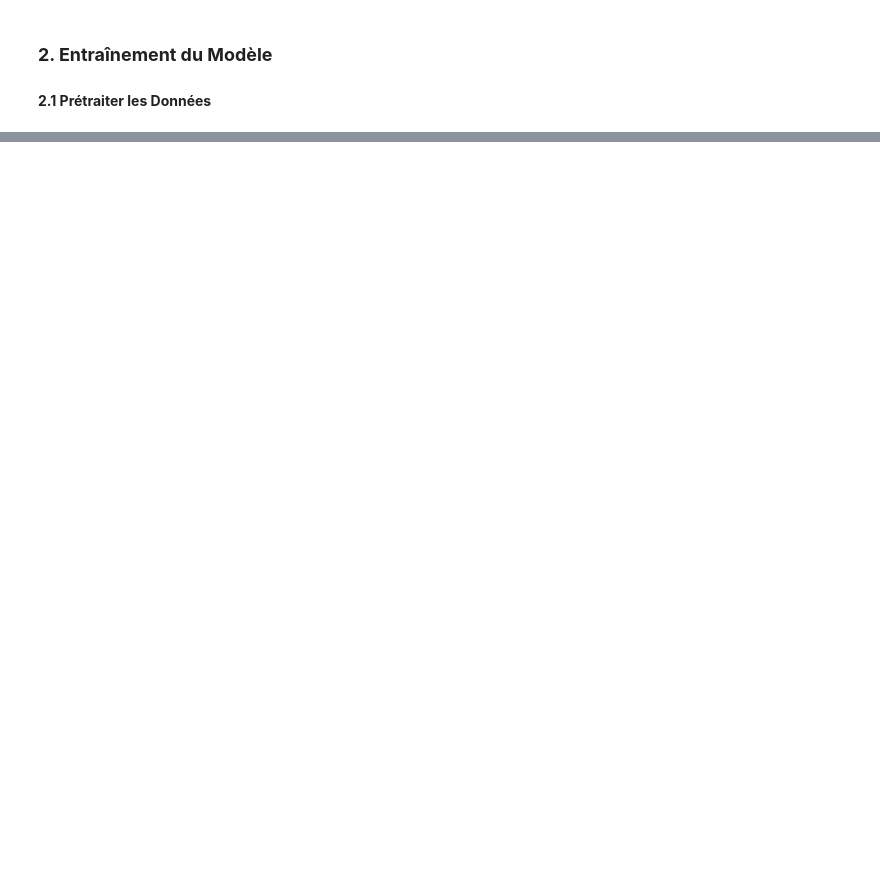
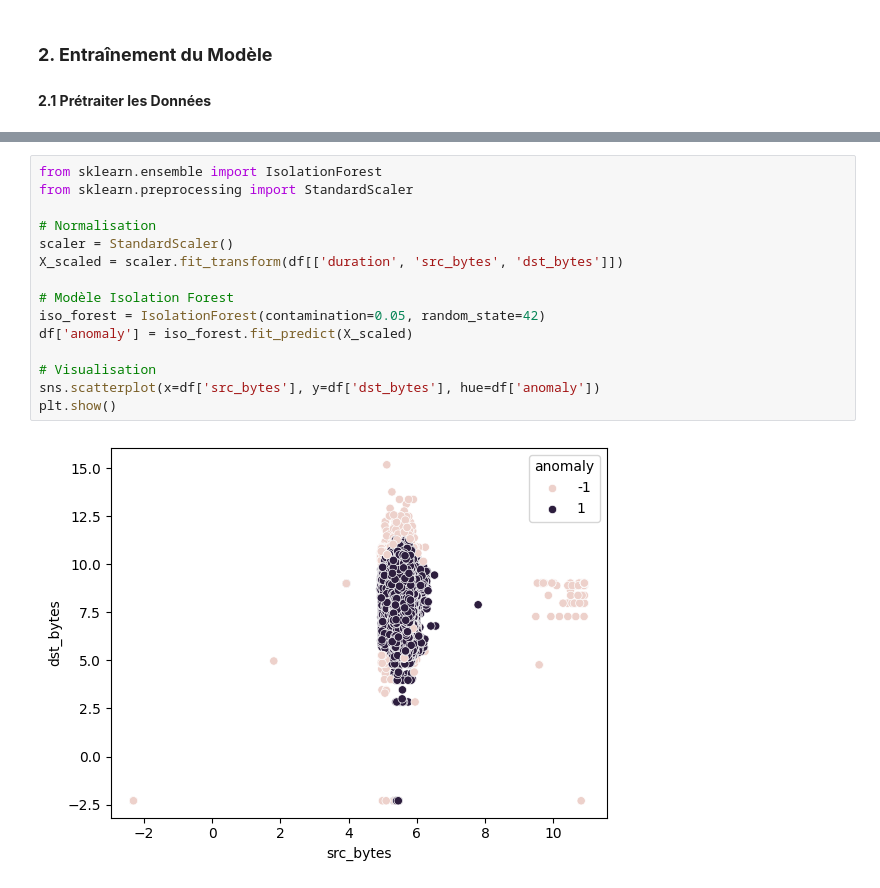
Before and after one commit to bms-awadi/IaPM_WcS, a Jupyter notebook: Quetes/week7/anomaly_detection.ipynb, the cells around one changed output, grey strips where cells are left out. Drawn from its saved outputs; the diff is of its cells as text; blank space fills up the shorter version.

```diff
--- a/Quetes/week7/anomaly_detection.ipynb
+++ b/Quetes/week7/anomaly_detection.ipynb
@@ -153,0 +116,17 @@ Calculer la **Précision** et le **Rappel** pour évaluer les performances du mo
+# %%
+from sklearn.ensemble import IsolationForest
+from sklearn.preprocessing import StandardScaler
+
+# Normalisation
+scaler = StandardScaler()
+X_scaled = scaler.fit_transform(df[['duration', 'src_bytes', 'dst_bytes']])
+
+# Modèle Isolation Forest
+iso_forest = IsolationForest(contamination=0.05, random_state=42)
+df['anomaly'] = iso_forest.fit_predict(X_scaled)
+
+# Visualisation
+sns.scatterplot(x=df['src_bytes'], y=df['dst_bytes'], hue=df['anomaly'])
+plt.show()
+# %% [output]
+[figure, added]
```
Also changed, not shown: parts of 22 cells of this notebook.
